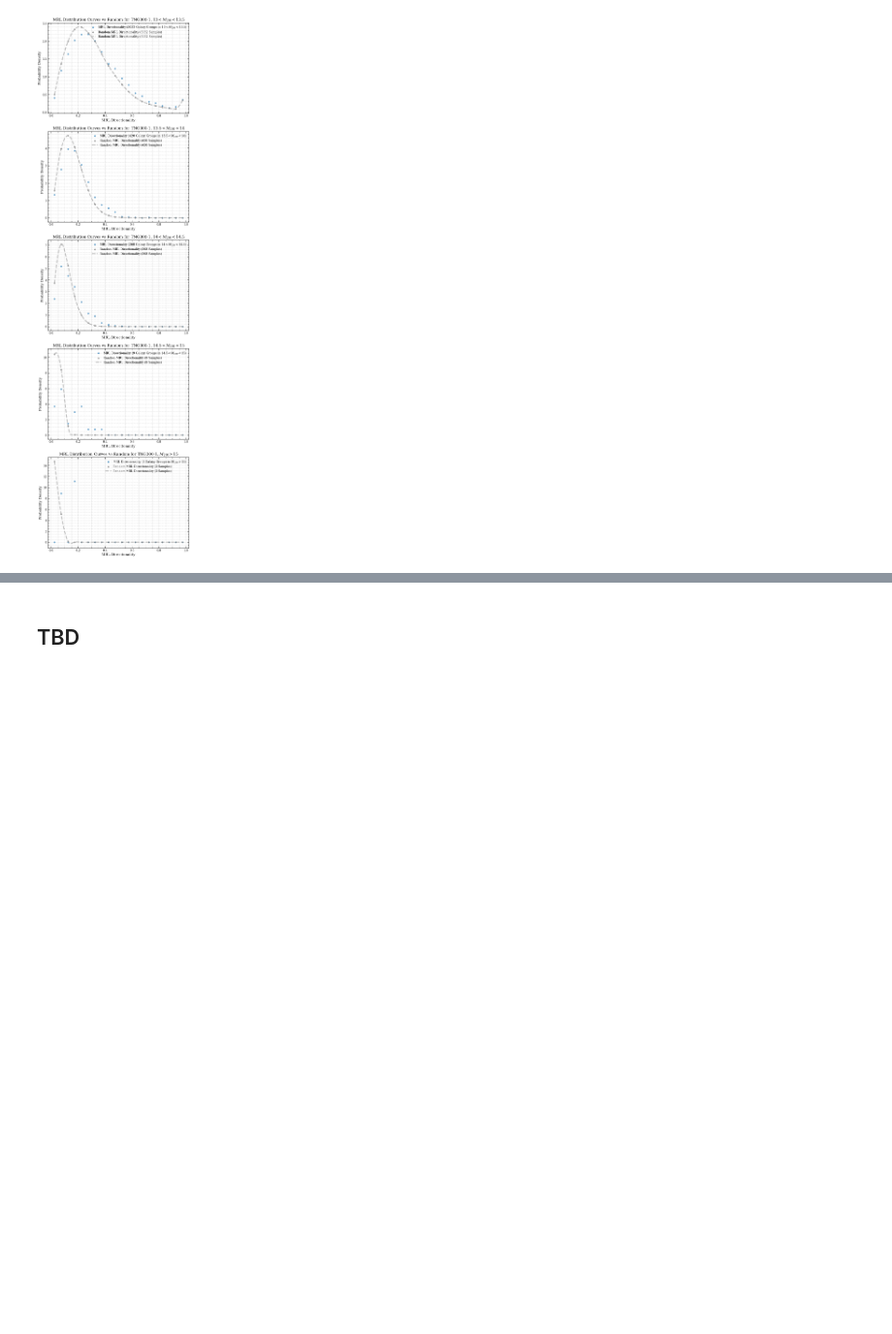
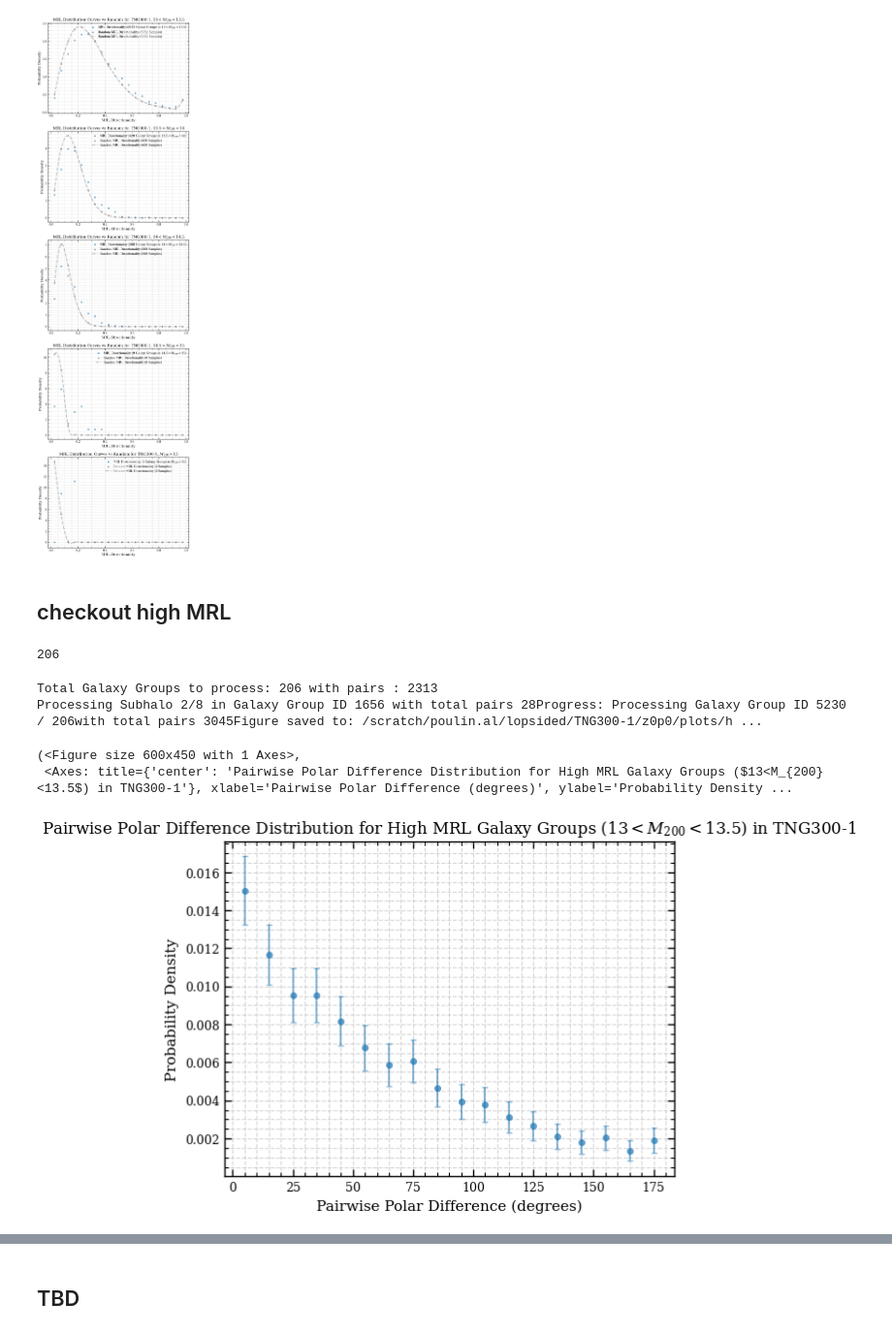
Before and after one commit to poulinal/sat-lopsidedness, a Jupyter notebook: src/myproject/galaxyAnalysis.ipynb, the cells around one changed output, grey strips where cells are left out. Shown at 97% size. Cells and saved outputs as stored; diff of their text form; code cells hidden in the pictures; blank space fills up the shorter version.

```diff
--- a/src/myproject/galaxyAnalysis.ipynb
+++ b/src/myproject/galaxyAnalysis.ipynb
@@ -8,8 +8,9 @@ import h5py as h5
 import numpy as np
 # %%
 sim = 'TNG300-1'
-scratchDataDirc = f'/scratch/poulin.al/lopsided/{sim}/data'
-scratchPlotDirc = f'/scratch/poulin.al/lopsided/{sim}/plots'
+snapshot = 'z0p0'
+scratchDataDirc = f'/scratch/poulin.al/lopsided/{sim}/{snapshot}/data'
+scratchPlotDirc = f'/scratch/poulin.al/lopsided/{sim}/{snapshot}/plots'
 localDataDirc = f'/Users/alexpoulin/Library/CloudStorage/OneDrive-NortheasternUniversity/TGB–Data'
 # %%
 generalRewrite = False
@@ -1359,3 +1360,49 @@ Overall number of MRL values above 99th percentile: 5 out of 9
 len listGG: 5, len MRL_values: 9, len random_MRL_values: 3
 Figure saved to: /scratch/poulin.al/lopsided/TNG300-1/plots/MRL_distribution_curves_overlay_TNG300-1.png
 [figure]
+# %% [markdown]
+## checkout high MRL
+# %%
+# read high_MRL_galaxy_groups_13>$M_{200}>13.5$.txt file and get a list of galaxy group IDs with high MRL values
+high_MRL_galaxy_group_ids = []
+with open(scratchPlotDirc + f'/high_MRL_galaxy_groups_$13<M_{{200}}<13.5$.txt', 'r') as f:
+    lines = f.readlines()
+    for line in lines[1:]:  # Skip header line
+        parts = line.split('\t')
+        if len(parts) > 0:
+            high_MRL_galaxy_group_ids.append(int(parts[0]))
+
+high_MRL_galaxy_groups = []
+for gg in filtered_13_13p5_list_of_galaxy_groups.getAllGalaxyGroups():
+    if gg.getGroupID() in high_MRL_galaxy_group_ids:
+        high_MRL_galaxy_groups.append(gg)
+
+high_MRL_list_of_galaxy_groups = ListGalaxyGroup(high_MRL_galaxy_groups)
+high_MRL_list_of_galaxy_groups.getNumGalaxyGroups()
+# %% [output]
+206
+# %%
+#plot the pairwise polar distribution for these high MRL groups
+high_MRL_pairwise_polar_differences = high_MRL_list_of_galaxy_groups.compute_probablity_distribution_of_polar_differences(parallelize=False)
+high_MRL_pairwise_polar_bins, high_MRL_pairwise_polar_bin_centers, high_MRL_pairwise_polar_errorbars = ListGalaxyGroup.get_histogram_bins(high_MRL_pairwise_polar_differences, bins = np.arange(0, 185, 10), errorbarType='poisson')
+high_MRL_polar_plotter = AstroPlotter()
+high_MRL_polar_fig, high_MRL_polar_ax = high_MRL_polar_plotter.create_figure()
+high_MRL_polar_plotter.scatter_plot(
+    high_MRL_pairwise_polar_bin_centers,
+    high_MRL_pairwise_polar_bins,
+    errorBars = high_MRL_pairwise_polar_errorbars,
+    ax=high_MRL_polar_ax, # Use the same axis for overlay
+    xlabel='Pairwise Polar Difference (degrees)',
+    ylabel='Probability Density',
+    title=f'Pairwise Polar Difference Distribution for High MRL Galaxy Groups ($13<M_{{200}}<13.5$) in {sim}',
+    # ylim = (0, 0.01),
+    label="High MRL Galaxy Groups",
+    output_filename=scratchPlotDirc + f'/high_MRL_pairwise_polar_distribution_{sim}.png',
+    grid=True,
+)
+# %% [output]
+Total Galaxy Groups to process: 206 with pairs : 2313
+Processing Subhalo 2/8 in Galaxy Group ID 1656 with total pairs 28Progress: Processing Galaxy Group ID 5230 / 206with total pairs 3045Figure saved to: /scratch/poulin.al/lopsided/TNG300-1/z0p0/plots/h ...
+(<Figure size 600x450 with 1 Axes>,
+ <Axes: title={'center': 'Pairwise Polar Difference Distribution for High MRL Galaxy Groups ($13<M_{200}<13.5$) in TNG300-1'}, xlabel='Pairwise Polar Difference (degrees)', ylabel='Probability Density ...
+[figure, added]
```
Also changed, not shown: parts of 2 cells of this notebook, 8 other files.
